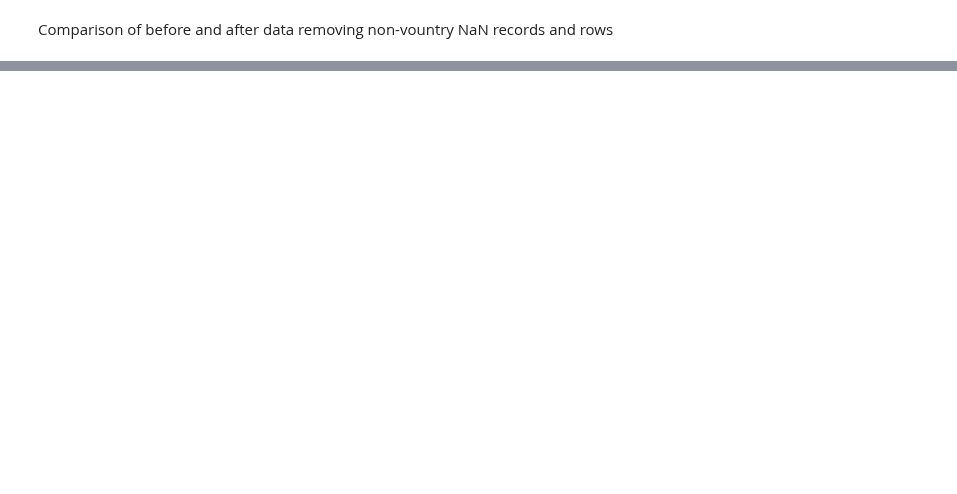
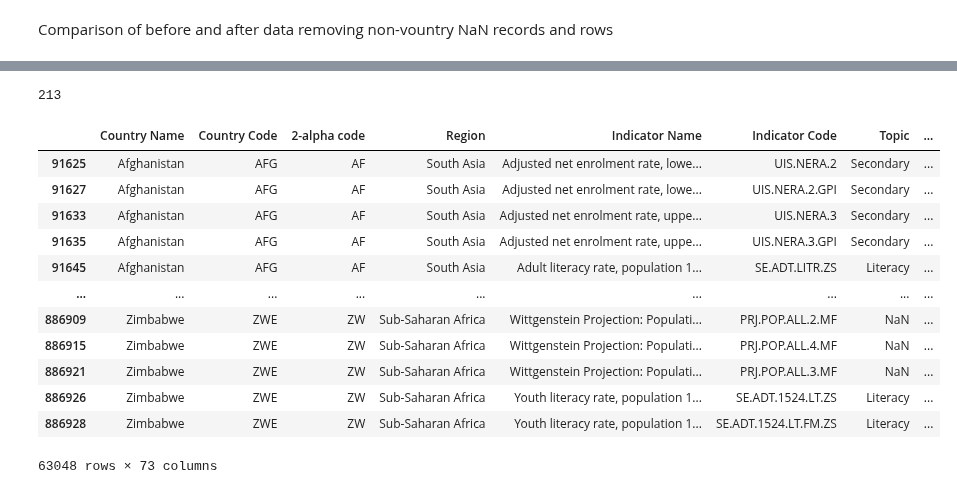
Before and after one commit to samirhinojosa/OC-P2-education-statistics, a Jupyter notebook: notebook.ipynb, the cells around one changed output, grey strips where cells are left out. Saved outputs shown, nothing was run; the diff lists cells and outputs as text; code cells hidden in the pictures; blank space fills up the shorter version.

```diff
--- a/notebook.ipynb
+++ b/notebook.ipynb
@@ -555,0 +593,7 @@ sns.despine(fig)
+# %%
+INDICATORS = (
+    "internet", "computer", "population", "education", "secondary", "university", "college",
+    "tertiaire", "bachelor", "financing", "funding", "income", "capita", "GDP"
+)
+# %%
+df_indicators["Indicator Name"] = pd.DataFrame(df_data_copy[df_data_copy["Indicator Name"].str.contains("|".join(INDICATORS), case=False, na=False).any(level=0)])
@@ -555,0 +608,6 @@ sns.despine(fig)
+# %%
+NOT_INDICATORS = (
+    "50", "54", "55", "59", "60", "64", "65", "70", "75", "74", "80", "No Education", "Primary", "out-of-school", "years of schooling", "Average years of", "Repeaters", "Repetition rate",
+    "performance", "completion rate", "School life expectancy", "attendance rate", "Drop-out", "duration", "Labor force", "teacher", "Government", "Policy", "expenditure", "illiterate population",
+    "female", "male", "childhood", "toilets", "potable water", "electricity", "single-sex toilets"
+)
@@ -555,0 +616,6 @@ sns.despine(fig)
+# %%
+df_indicators["Indicator Name"] = pd.DataFrame(df_indicators[~df_indicators["Indicator Name"].str.contains("|".join(NOT_INDICATORS), case=False, na=False).any(level=0)])
+# %%
+df_indicators["Indicator Name"].nunique()
+# %% [output]
+213
@@ -555,0 +624,16 @@ sns.despine(fig)
+# %%
+df_indicators
+# %% [output]
+|  | Country Name | Country Code | 2-alpha code | Region | Indicator Name | Indicator Code | Topic | ... |
+| 91625 | Afghanistan | AFG | AF | South Asia | Adjusted net enrolment rate, lowe... | UIS.NERA.2 | Secondary | ... |
+| 91627 | Afghanistan | AFG | AF | South Asia | Adjusted net enrolment rate, lowe... | UIS.NERA.2.GPI | Secondary | ... |
+| 91633 | Afghanistan | AFG | AF | South Asia | Adjusted net enrolment rate, uppe... | UIS.NERA.3 | Secondary | ... |
+| 91635 | Afghanistan | AFG | AF | South Asia | Adjusted net enrolment rate, uppe... | UIS.NERA.3.GPI | Secondary | ... |
+| 91645 | Afghanistan | AFG | AF | South Asia | Adult literacy rate, population 1... | SE.ADT.LITR.ZS | Literacy | ... |
+| ... | ... | ... | ... | ... | ... | ... | ... | ... |
+| 886909 | Zimbabwe | ZWE | ZW | Sub-Saharan Africa | Wittgenstein Projection: Populati... | PRJ.POP.ALL.2.MF | NaN | ... |
+| 886915 | Zimbabwe | ZWE | ZW | Sub-Saharan Africa | Wittgenstein Projection: Populati... | PRJ.POP.ALL.4.MF | NaN | ... |
+| 886921 | Zimbabwe | ZWE | ZW | Sub-Saharan Africa | Wittgenstein Projection: Populati... | PRJ.POP.ALL.3.MF | NaN | ... |
+| 886926 | Zimbabwe | ZWE | ZW | Sub-Saharan Africa | Youth literacy rate, population 1... | SE.ADT.1524.LT.ZS | Literacy | ... |
+| 886928 | Zimbabwe | ZWE | ZW | Sub-Saharan Africa | Youth literacy rate, population 1... | SE.ADT.1524.LT.FM.ZS | Literacy | ... |
+63048 rows × 73 columns
```
Also changed, not shown: parts of 26 cells of this notebook.
